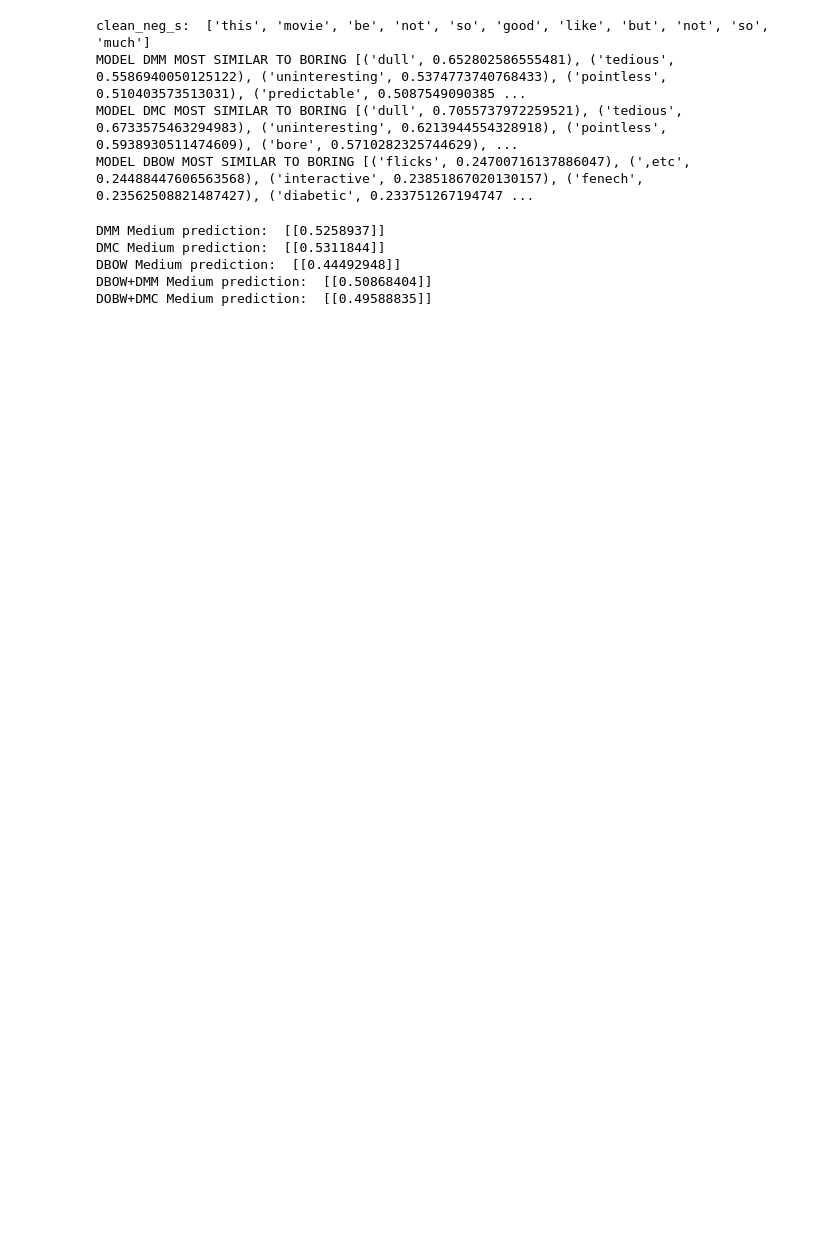
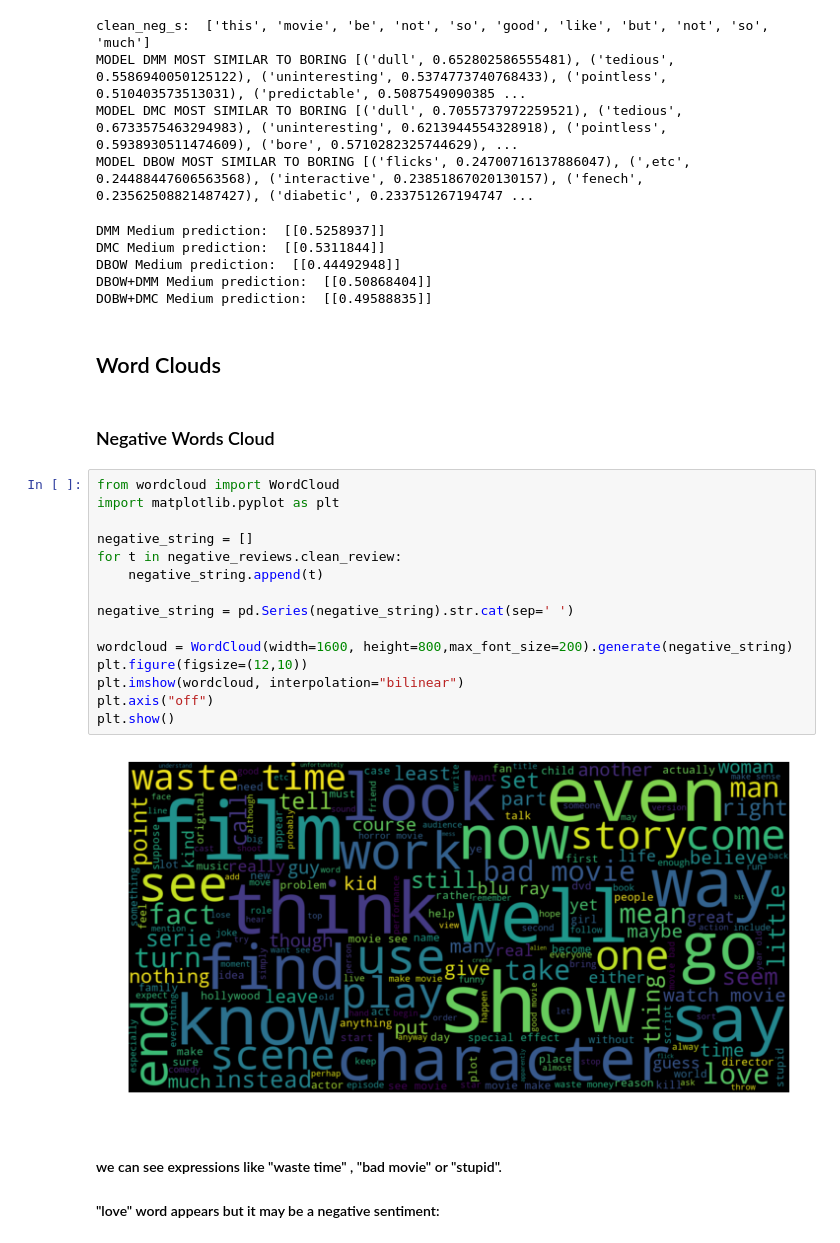
Before and after one commit to nmoguilner/doc2vec-notebook, a Jupyter notebook: Sentiment Corpus File.ipynb, the cells around one changed output. Saved outputs shown, nothing was run; the diff lists cells and outputs as text; blank space fills up the shorter version.

Commit message:
Add files via upload
Clean notebook with word clouds

```diff
--- a/Sentiment Corpus File.ipynb
+++ b/Sentiment Corpus File.ipynb
@@ -904,3 +904,27 @@ DMC Medium prediction:  [[0.5311844]]
 DBOW Medium prediction:  [[0.44492948]]
 DBOW+DMM Medium prediction:  [[0.50868404]]
 DOBW+DMC Medium prediction:  [[0.49588835]]
+# %% [markdown]
+## Word Clouds
+# %% [markdown]
+### Negative Words Cloud
+# %%
+from wordcloud import WordCloud
+import matplotlib.pyplot as plt
+
+negative_string = []
+for t in negative_reviews.clean_review:
+    negative_string.append(t)
+
+negative_string = pd.Series(negative_string).str.cat(sep=' ')
+
+wordcloud = WordCloud(width=1600, height=800,max_font_size=200).generate(negative_string)
+plt.figure(figsize=(12,10))
+plt.imshow(wordcloud, interpolation="bilinear")
+plt.axis("off")
+plt.show()
+# %% [output]
+[figure, added]
+# %% [markdown]
+#### we can see expressions like "waste time" , "bad movie" or "stupid".
+#### "love" word appears but it may be a negative sentiment:
```
Also changed, not shown: parts of 5 cells of this notebook.
